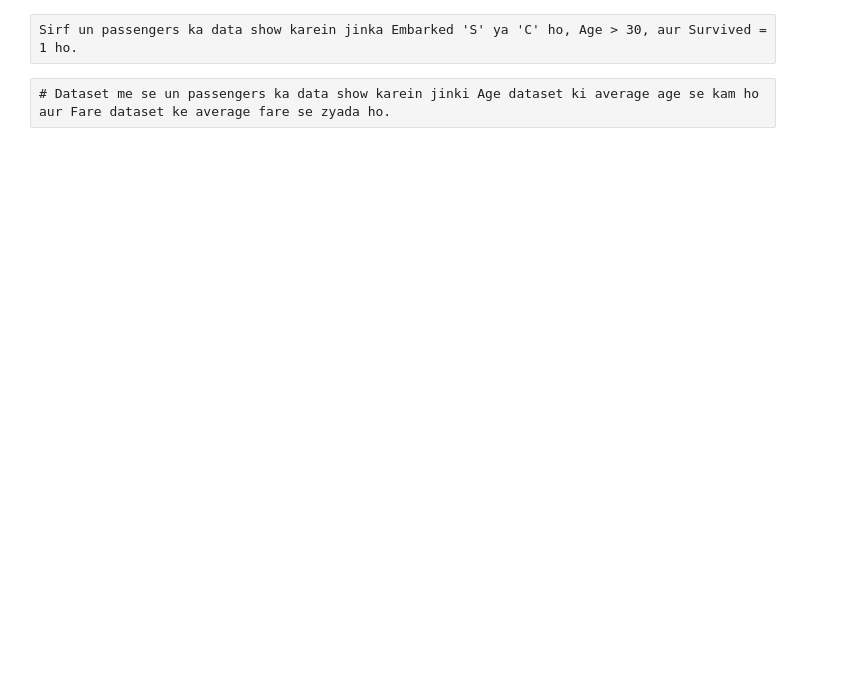
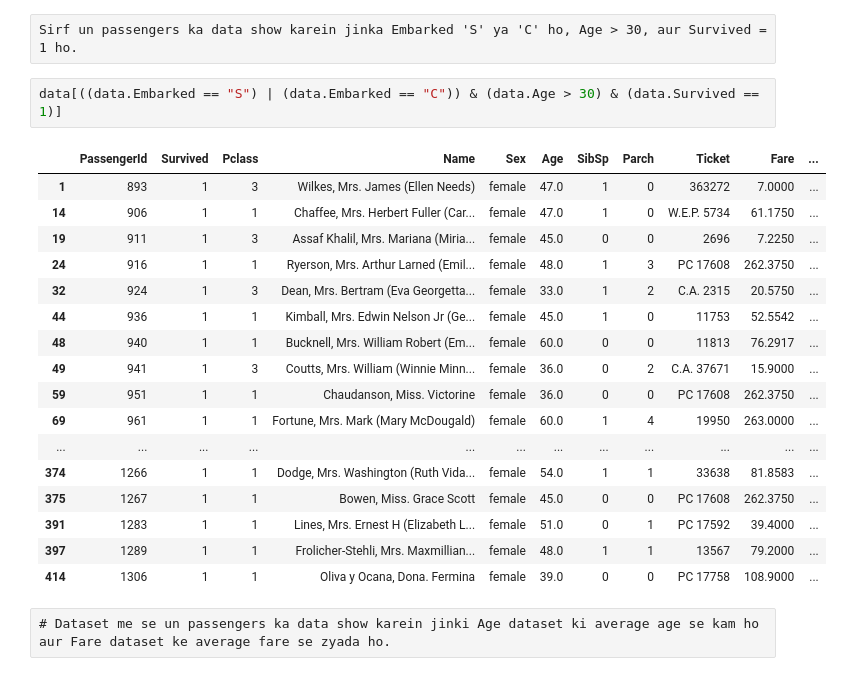
Before and after one commit to githubzohaib/Zohaib-Ali-Assignment-05-AI-DS, a Jupyter notebook: Assigment-Pandas-01.ipynb, the cells around one changed output. Cells and saved outputs as stored; diff of their text form; blank space fills up the shorter version.

```diff
--- a/Assigment-Pandas-01.ipynb
+++ b/Assigment-Pandas-01.ipynb
@@ -867,4 +939,24 @@ Un male passengers ka data show karein jo Third Class me travel kar rahe the, Ag
 # %% [raw]
 Sirf un passengers ka data show karein jinka Embarked 'S' ya 'C' ho, Age > 30, aur Survived = 1 ho.
+# %%
+data[((data.Embarked == "S") | (data.Embarked == "C")) & (data.Age > 30) & (data.Survived == 1)]
+# %% [output]
+|  | PassengerId | Survived | Pclass | Name | Sex | Age | SibSp | Parch | Ticket | Fare | ... |
+| 1 | 893 | 1 | 3 | Wilkes, Mrs. James (Ellen Needs) | female | 47.0 | 1 | 0 | 363272 | 7.0000 | ... |
+| 14 | 906 | 1 | 1 | Chaffee, Mrs. Herbert Fuller (Car... | female | 47.0 | 1 | 0 | W.E.P. 5734 | 61.1750 | ... |
+| 19 | 911 | 1 | 3 | Assaf Khalil, Mrs. Mariana (Miria... | female | 45.0 | 0 | 0 | 2696 | 7.2250 | ... |
+| 24 | 916 | 1 | 1 | Ryerson, Mrs. Arthur Larned (Emil... | female | 48.0 | 1 | 3 | PC 17608 | 262.3750 | ... |
+| 32 | 924 | 1 | 3 | Dean, Mrs. Bertram (Eva Georgetta... | female | 33.0 | 1 | 2 | C.A. 2315 | 20.5750 | ... |
+| 44 | 936 | 1 | 1 | Kimball, Mrs. Edwin Nelson Jr (Ge... | female | 45.0 | 1 | 0 | 11753 | 52.5542 | ... |
+| 48 | 940 | 1 | 1 | Bucknell, Mrs. William Robert (Em... | female | 60.0 | 0 | 0 | 11813 | 76.2917 | ... |
+| 49 | 941 | 1 | 3 | Coutts, Mrs. William (Winnie Minn... | female | 36.0 | 0 | 2 | C.A. 37671 | 15.9000 | ... |
+| 59 | 951 | 1 | 1 | Chaudanson, Miss. Victorine | female | 36.0 | 0 | 0 | PC 17608 | 262.3750 | ... |
+| 69 | 961 | 1 | 1 | Fortune, Mrs. Mark (Mary McDougald) | female | 60.0 | 1 | 4 | 19950 | 263.0000 | ... |
+| ... | ... | ... | ... | ... | ... | ... | ... | ... | ... | ... | ... |
+| 374 | 1266 | 1 | 1 | Dodge, Mrs. Washington (Ruth Vida... | female | 54.0 | 1 | 1 | 33638 | 81.8583 | ... |
+| 375 | 1267 | 1 | 1 | Bowen, Miss. Grace Scott | female | 45.0 | 0 | 0 | PC 17608 | 262.3750 | ... |
+| 391 | 1283 | 1 | 1 | Lines, Mrs. Ernest H (Elizabeth L... | female | 51.0 | 0 | 1 | PC 17592 | 39.4000 | ... |
+| 397 | 1289 | 1 | 1 | Frolicher-Stehli, Mrs. Maxmillian... | female | 48.0 | 1 | 1 | 13567 | 79.2000 | ... |
+| 414 | 1306 | 1 | 1 | Oliva y Ocana, Dona. Fermina | female | 39.0 | 0 | 0 | PC 17758 | 108.9000 | ... |
 # %% [raw]
 # Dataset me se un passengers ka data show karein jinki Age dataset ki average age se kam ho aur Fare dataset ke average fare se zyada ho.
```
Also changed, not shown: parts of 8 cells of this notebook.
